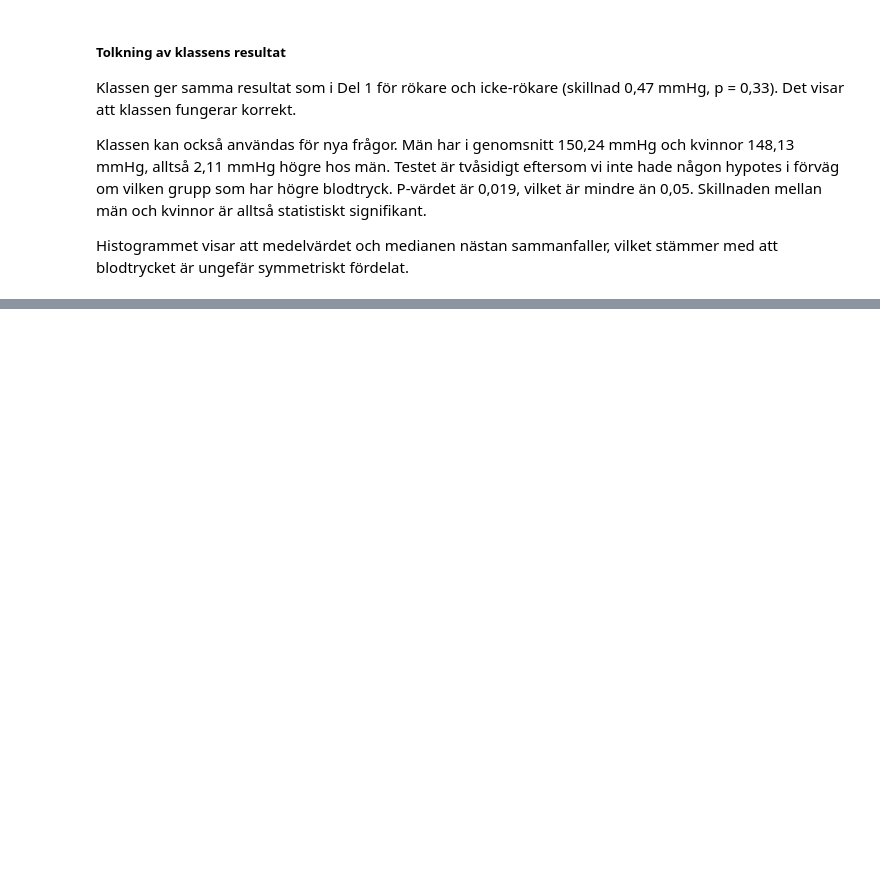
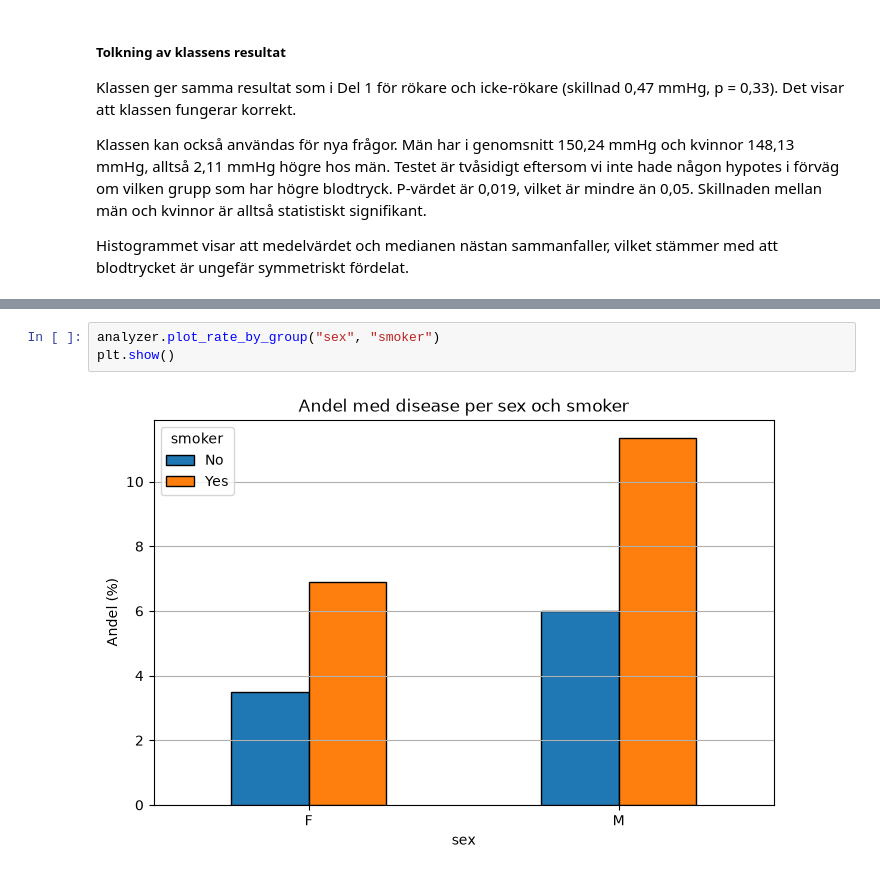
Before and after one commit to roshima-fernando/halsostudie---examuppgift, a Jupyter notebook: health_study.ipynb, the cells around one changed output, grey strips where cells are left out. Drawn from its saved outputs; the diff is of its cells as text; blank space fills up the shorter version.

```diff
--- a/health_study.ipynb
+++ b/health_study.ipynb
@@ -451,0 +520,5 @@ Histogrammet visar att medelvärdet och medianen nästan sammanfaller, vilket st
+# %%
+analyzer.plot_rate_by_group("sex", "smoker")
+plt.show()
+# %% [output]
+[figure, added]
```
Also changed, not shown: parts of 12 cells of this notebook, 2 other files.
